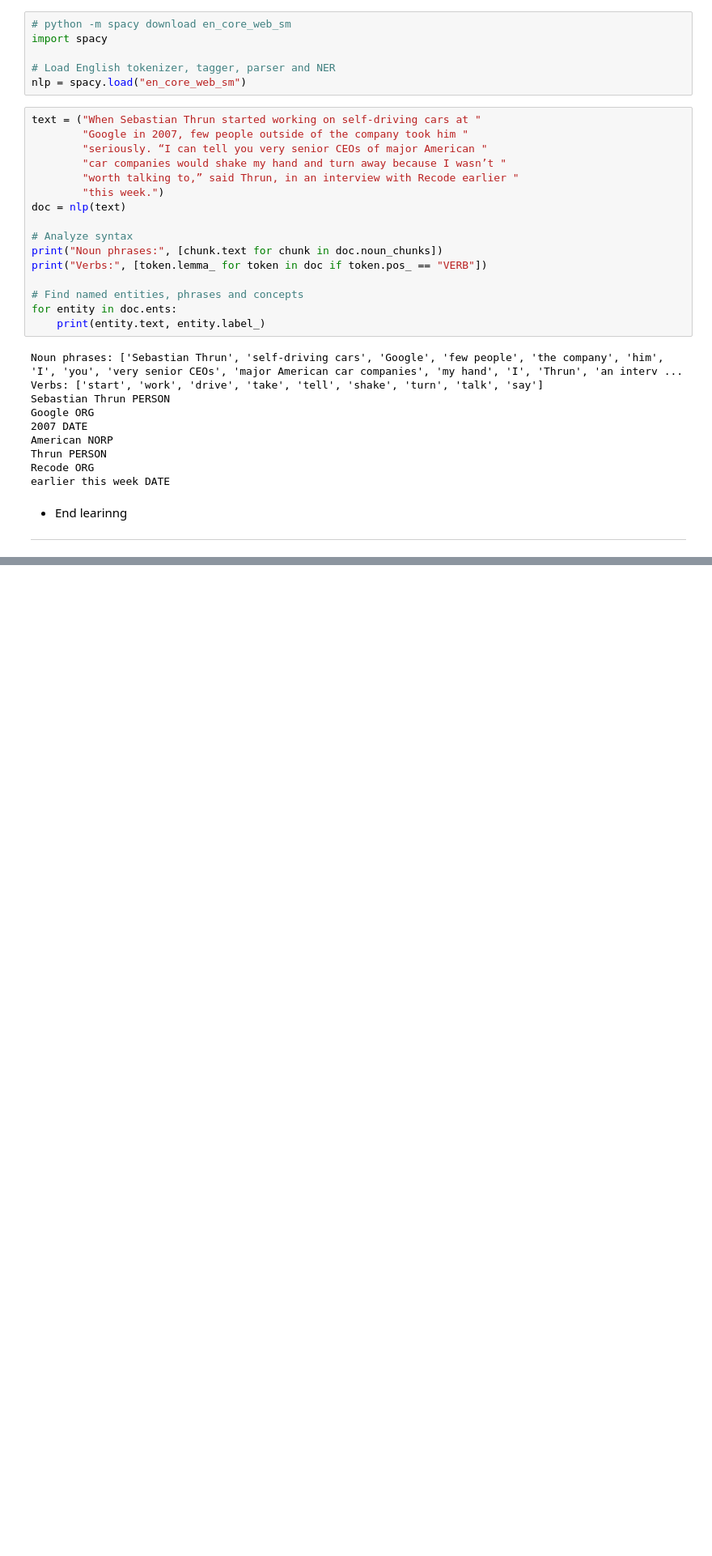
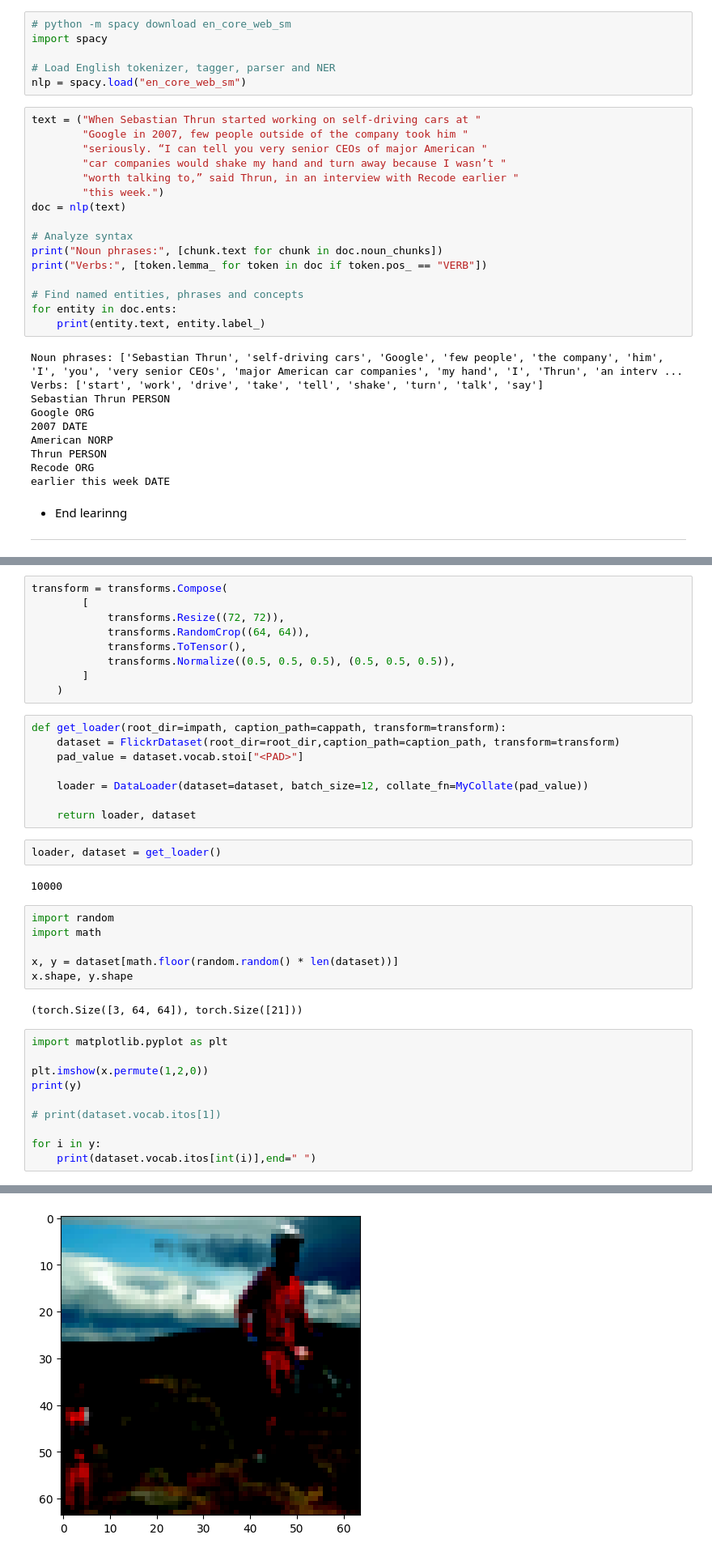
Before and after one commit to AtiChetsurakul/CapMePls, a Jupyter notebook: capme.ipynb, the cells around one changed output, grey strips where cells are left out. Shown at 81% size. Drawn from its saved outputs; the diff is of its cells as text; blank space fills up the shorter version.

```diff
--- a/capme.ipynb
+++ b/capme.ipynb
@@ -68,0 +163,40 @@ earlier this week DATE
+# %%
+transform = transforms.Compose(
+        [
+            transforms.Resize((72, 72)),
+            transforms.RandomCrop((64, 64)),
+            transforms.ToTensor(),
+            transforms.Normalize((0.5, 0.5, 0.5), (0.5, 0.5, 0.5)),
+        ]
+    )
+# %%
+def get_loader(root_dir=impath, caption_path=cappath, transform=transform):
+    dataset = FlickrDataset(root_dir=root_dir,caption_path=caption_path, transform=transform)
+    pad_value = dataset.vocab.stoi["<PAD>"]
+
+    loader = DataLoader(dataset=dataset, batch_size=12, collate_fn=MyCollate(pad_value))
+
+    return loader, dataset
+# %%
+loader, dataset = get_loader()
+# %% [output]
+10000
+# %%
+import random
+import math
+
+x, y = dataset[math.floor(random.random() * len(dataset))]
+x.shape, y.shape
+# %% [output]
+(torch.Size([3, 64, 64]), torch.Size([21]))
+# %%
+import matplotlib.pyplot as plt
+
+plt.imshow(x.permute(1,2,0))
+print(y)
+
+# print(dataset.vocab.itos[1])
+
+for i in y:
+    print(dataset.vocab.itos[int(i)],end=" ")
+# %% [output]
@@ -68,0 +208 @@ earlier this week DATE
+[figure, added]
```
Also changed, not shown: parts of 26 cells of this notebook, 3 other files.
